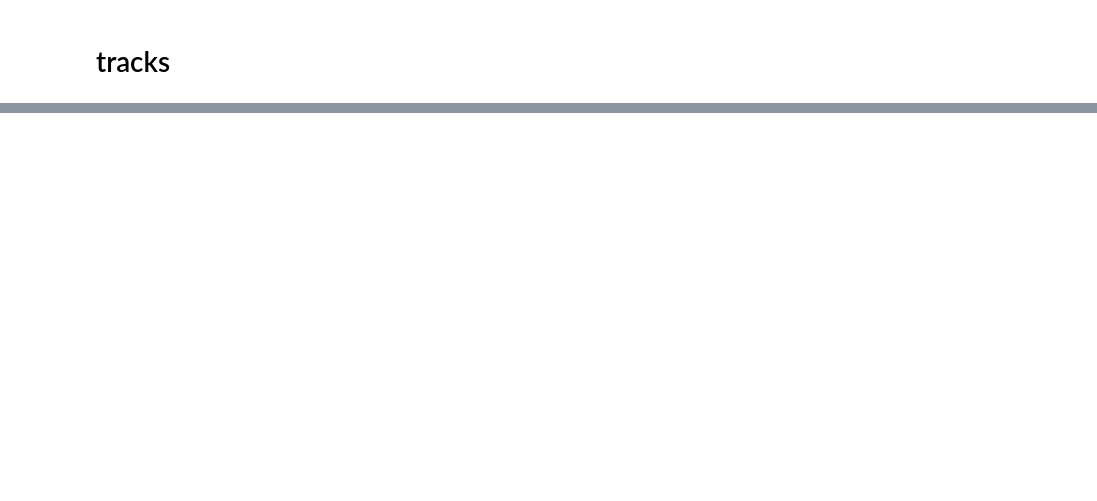
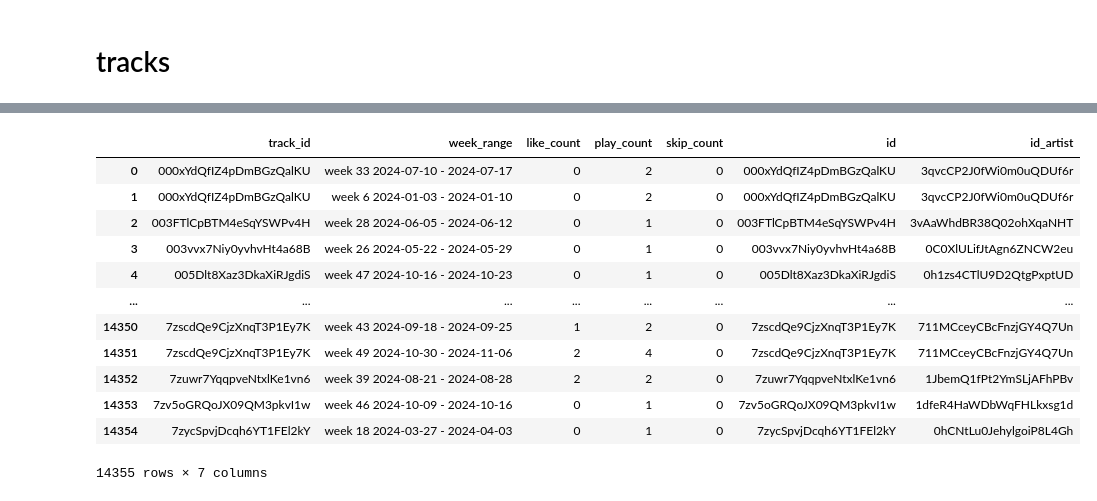
Before and after one commit to Kutyl87/IUM, a Jupyter notebook: notebooks/datasetsbetter.ipynb, the cells around one changed output, grey strips where cells are left out. Cells and saved outputs as stored; diff of their text form; code cells hidden in the pictures; blank space fills up the shorter version.

```diff
--- a/notebooks/datasetsbetter.ipynb
+++ b/notebooks/datasetsbetter.ipynb
@@ -189,0 +362,2 @@ plt.show()
+# %%
+events_data_df=events_data_df.groupby(['track_id', 'week_range'])[['like_count', 'play_count', 'skip_count']].sum().reset_index()
@@ -189,0 +418,2 @@ plt.show()
+# %%
+tracks = pd.read_json("../data-v2/tracks.jsonl", lines=True)
@@ -189,0 +452,18 @@ plt.show()
+# %%
+events_data_df = events_data_df.merge(tracks[['id', 'id_artist']], left_on='track_id', right_on='id', how='left')
+# %%
+events_data_df
+# %% [output]
+|  | track_id | week_range | like_count | play_count | skip_count | id | id_artist |
+| 0 | 000xYdQfIZ4pDmBGzQalKU | week 33 2024-07-10 - 2024-07-17 | 0 | 2 | 0 | 000xYdQfIZ4pDmBGzQalKU | 3qvcCP2J0fWi0m0uQDUf6r |
+| 1 | 000xYdQfIZ4pDmBGzQalKU | week 6 2024-01-03 - 2024-01-10 | 0 | 2 | 0 | 000xYdQfIZ4pDmBGzQalKU | 3qvcCP2J0fWi0m0uQDUf6r |
+| 2 | 003FTlCpBTM4eSqYSWPv4H | week 28 2024-06-05 - 2024-06-12 | 0 | 1 | 0 | 003FTlCpBTM4eSqYSWPv4H | 3vAaWhdBR38Q02ohXqaNHT |
+| 3 | 003vvx7Niy0yvhvHt4a68B | week 26 2024-05-22 - 2024-05-29 | 0 | 1 | 0 | 003vvx7Niy0yvhvHt4a68B | 0C0XlULifJtAgn6ZNCW2eu |
+| 4 | 005Dlt8Xaz3DkaXiRJgdiS | week 47 2024-10-16 - 2024-10-23 | 0 | 1 | 0 | 005Dlt8Xaz3DkaXiRJgdiS | 0h1zs4CTlU9D2QtgPxptUD |
+| ... | ... | ... | ... | ... | ... | ... | ... |
+| 14350 | 7zscdQe9CjzXnqT3P1Ey7K | week 43 2024-09-18 - 2024-09-25 | 1 | 2 | 0 | 7zscdQe9CjzXnqT3P1Ey7K | 711MCceyCBcFnzjGY4Q7Un |
+| 14351 | 7zscdQe9CjzXnqT3P1Ey7K | week 49 2024-10-30 - 2024-11-06 | 2 | 4 | 0 | 7zscdQe9CjzXnqT3P1Ey7K | 711MCceyCBcFnzjGY4Q7Un |
+| 14352 | 7zuwr7YqqpveNtxlKe1vn6 | week 39 2024-08-21 - 2024-08-28 | 2 | 2 | 0 | 7zuwr7YqqpveNtxlKe1vn6 | 1JbemQ1fPt2YmSLjAFhPBv |
+| 14353 | 7zv5oGRQoJX09QM3pkvI1w | week 46 2024-10-09 - 2024-10-16 | 0 | 1 | 0 | 7zv5oGRQoJX09QM3pkvI1w | 1dfeR4HaWDbWqFHLkxsg1d |
+| 14354 | 7zycSpvjDcqh6YT1FEl2kY | week 18 2024-03-27 - 2024-04-03 | 0 | 1 | 0 | 7zycSpvjDcqh6YT1FEl2kY | 0hCNtLu0JehylgoiP8L4Gh |
+14355 rows × 7 columns
```
Also changed, not shown: parts of 53 cells of this notebook.
